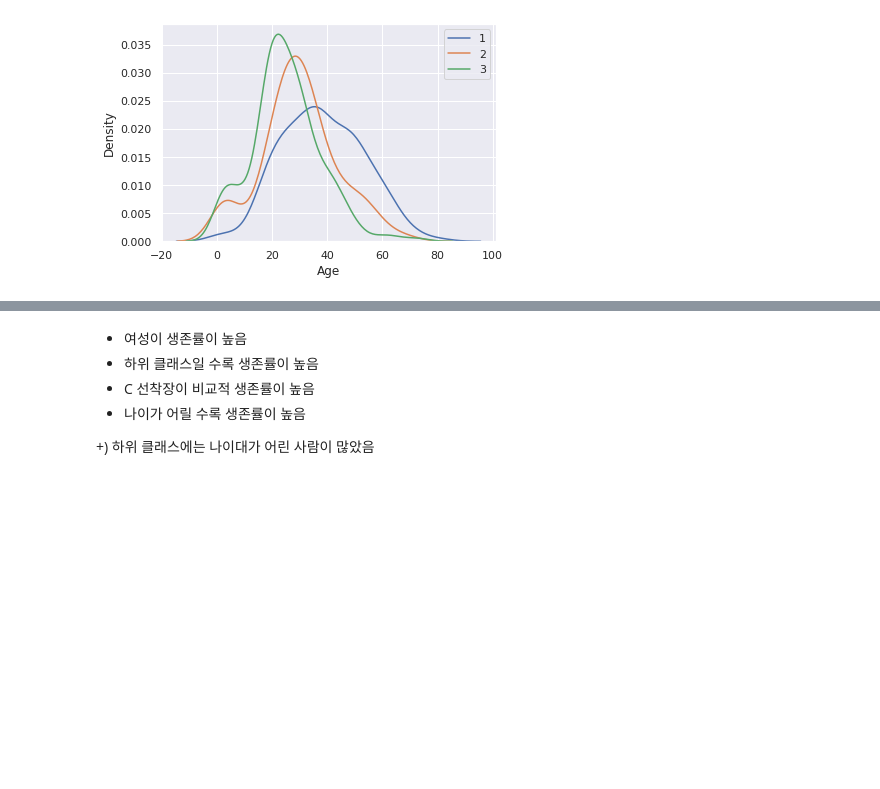
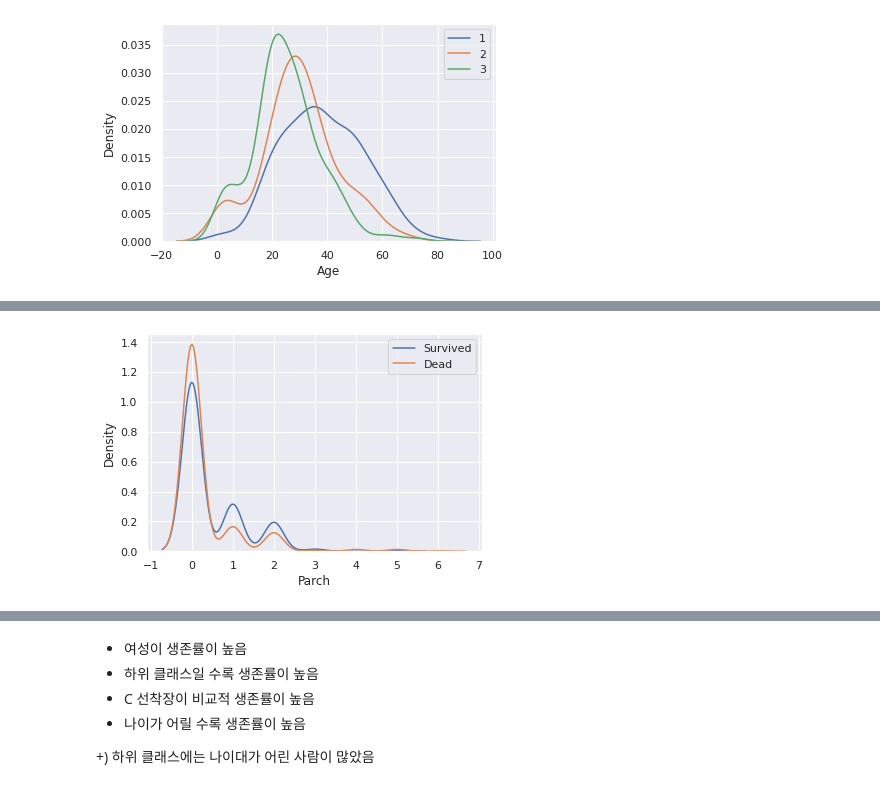
Before and after one commit to lauvsong/TITANIC_surviver_prediction, a Jupyter notebook: TITANIC.ipynb, the cells around one changed output, grey strips where cells are left out. Cells and saved outputs as stored; diff of their text form; code cells hidden in the pictures; blank space fills up the shorter version.

```diff
--- a/TITANIC.ipynb
+++ b/TITANIC.ipynb
@@ -156,0 +179,7 @@ plt.show()
+# %%
+sns.kdeplot(eda[eda['Survived'] == 1]['Parch'])
+sns.kdeplot(eda[eda['Survived'] == 0]['Parch'])
+plt.legend(['Survived', 'Dead'])
+plt.show()
+# %% [output]
+[figure, added]
```
Also changed, not shown: parts of 43 cells of this notebook.
